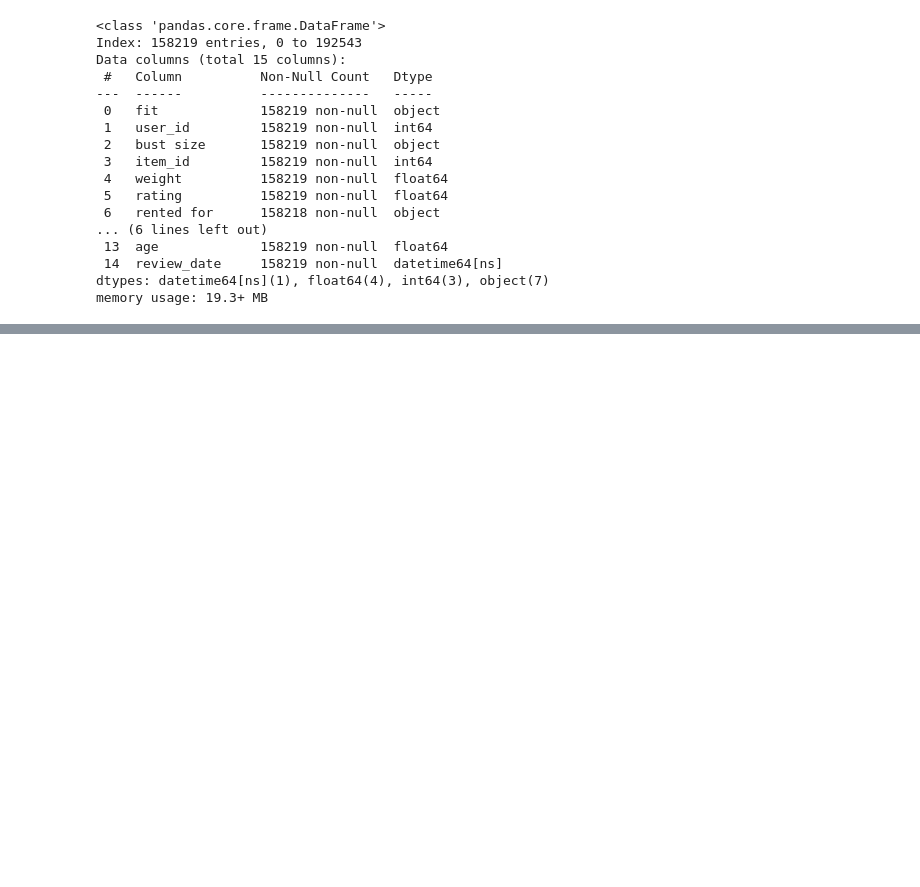
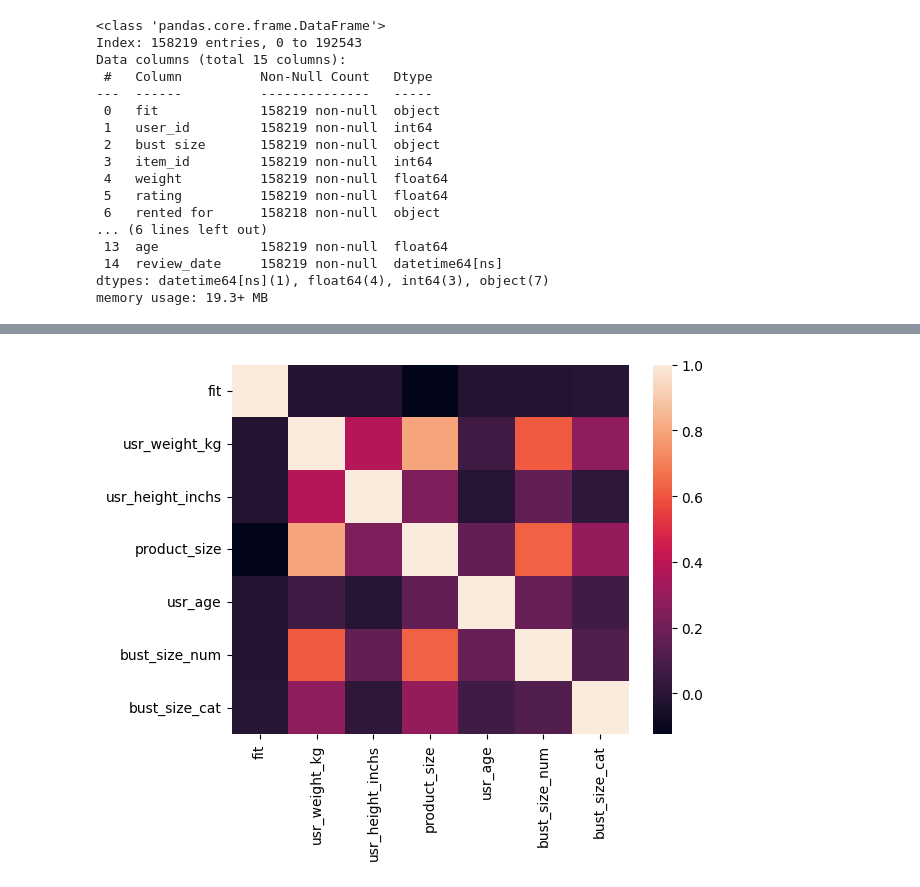
Before and after one commit to vandanshah17/CMPE_255_FitSense, a Jupyter notebook: CMPE255_FitSense.ipynb, the cells around one changed output, grey strips where cells are left out. Drawn from its saved outputs; the diff is of its cells as text; code cells hidden in the pictures; blank space fills up the shorter version.

```diff
--- a/CMPE255_FitSense.ipynb
+++ b/CMPE255_FitSense.ipynb
@@ -150,2 +78,19 @@ df.rename(col_mapper, axis=1, inplace=True)
 # %%
 newdf = df.copy()
+# %%
+#bust category mapper
+mapper = {
+    'a': 1,
+    'b': 2,
+    'c': 3,
+    'd': 4,
+    'e': 5,
+    'f': 6,
+    'g': 7,
+    'h': 8,
+    'i': 9,
+    'j': 10,
+}
+newdf['bust_size_cat'] = newdf['bust_size_cat'].map(mapper)
+
+newdf.head()
@@ -151,0 +104,18 @@ newdf = df.copy()
+# %%
+#Scaling the data and getting correlation matrix.
+from sklearn.preprocessing import scale
+import seaborn as sns
+
+numeric_dtypes = {'int64', 'float64'}
+numeric_features = [c for c in newdf.columns if str(newdf[c].dtype) in numeric_dtypes]
+numeric_features.remove('user_id')
+numeric_features.remove('item_id')
+numeric_features.remove('review_rating')
+
+cleaned_df_scaled = newdf[numeric_features].copy()
+cleaned_df_scaled = pd.DataFrame(scale(cleaned_df_scaled), columns=numeric_features)
+
+corr_matrix = cleaned_df_scaled.corr()
+sns.heatmap(corr_matrix)
+corr_matrix
+# %% [output]
@@ -151,0 +130 @@ newdf = df.copy()
+[figure, added]
```
Also changed, not shown: parts of 9 cells of this notebook.
